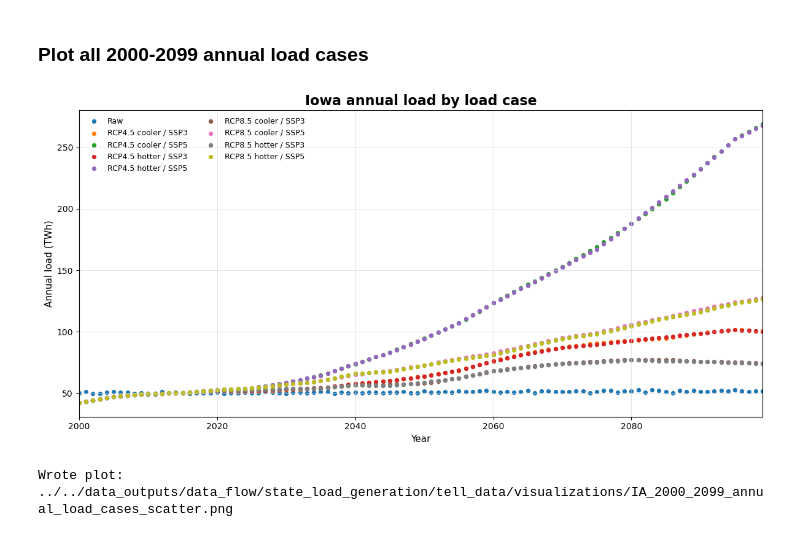
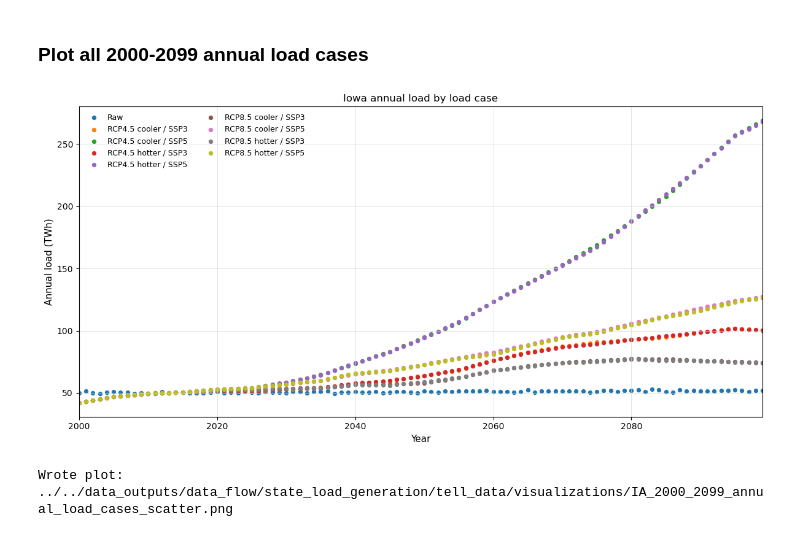
Before and after one commit to charliephillips4201/wxdata-notebooks, a Jupyter notebook: notebooks/data_flow/state_load_generation.ipynb, the cells around one changed output. Cells and saved outputs as stored; diff of their text form; code cells hidden in the pictures.

```diff
--- a/notebooks/data_flow/state_load_generation.ipynb
+++ b/notebooks/data_flow/state_load_generation.ipynb
@@ -29,6 +33,25 @@ with warnings.catch_warnings():
     import tell
 
 pd.options.display.max_columns = 80
+
+# Shared presentation defaults; data values and plot limits are set below.
+plt.rcParams.update(
+    {
+        "font.size": 10,
+        "axes.titlesize": 12,
+        "axes.titleweight": "normal",
+        "axes.labelsize": 11,
+        "xtick.labelsize": 10,
+        "ytick.labelsize": 10,
+        "legend.fontsize": 9,
+        "legend.frameon": False,
+        "grid.color": "#d1d5db",
+        "grid.linewidth": 0.7,
+        "grid.alpha": 0.65,
+        "figure.titlesize": 16,
+        "figure.titleweight": "bold",
+    }
+)
 # %% [markdown]
 ## Step 1: Locate packaged inputs
 
@@ -348,13 +421,6 @@ Compared 8,760 hourly rows; rounding tolerance: 0.0051 MW.
 # %% [markdown]
 ### Plot the state annual total loads from GCAM-USA and TELL
 # %%
-plt.rcParams.update({
-    "axes.titlesize": 16, "axes.titleweight": "bold", "axes.labelsize": 11,
-    "xtick.labelsize": 10, "ytick.labelsize": 10,
-    "legend.fontsize": 9, "legend.frameon": False,
-    "grid.color": "#d1d5db", "grid.linewidth": 0.7, "grid.alpha": 0.65,
-})
-
 tell.plot_state_annual_total_loads(
     year_to_plot=year_to_process,
     gcam_target_year=gcam_target_year,
@@ -524,22 +590,24 @@ Annual Iowa load in 2039: all nine load cases
 # %%
 fig, ax = plt.subplots(figsize=(12, 6))
 for load_case in load_case_order:
     case_rows = annual_load[annual_load["load_case"].eq(load_case)]
-    ax.scatter(case_rows["year"], case_rows["annual_load_twh"], s=18, label=load_case_labels[load_case])
+    ax.scatter(
+        case_rows["year"], case_rows["annual_load_twh"], s=18, label=load_case_labels[load_case]
+    )
 
 ax.set_title(f"{STATE_NAME} annual load by load case")
 ax.set_xlabel("Year")
 ax.set_ylabel("Annual load (TWh)")
 ax.set_xlim(2000, 2099)
 ax.grid(color="#d1d5db", linewidth=0.7, alpha=0.65)
 ax.legend(ncol=2)
 fig.tight_layout()
 
 load_case_plot_path = tell_image_dir / "IA_2000_2099_annual_load_cases_scatter.png"
 fig.savefig(load_case_plot_path, dpi=200, bbox_inches="tight")
 plt.show()
 
 print(f"Wrote plot: {Path(os.path.relpath(load_case_plot_path)).as_posix()}")
 # %% [output]
-[figure, old version]
+[figure, new version]
 Wrote plot: ../../data_outputs/data_flow/state_load_generation/tell_data/visualizations/IA_2000_2099_annual_load_cases_scatter.png
```
Also changed, not shown: parts of 18 cells of this notebook, 17 other files.
